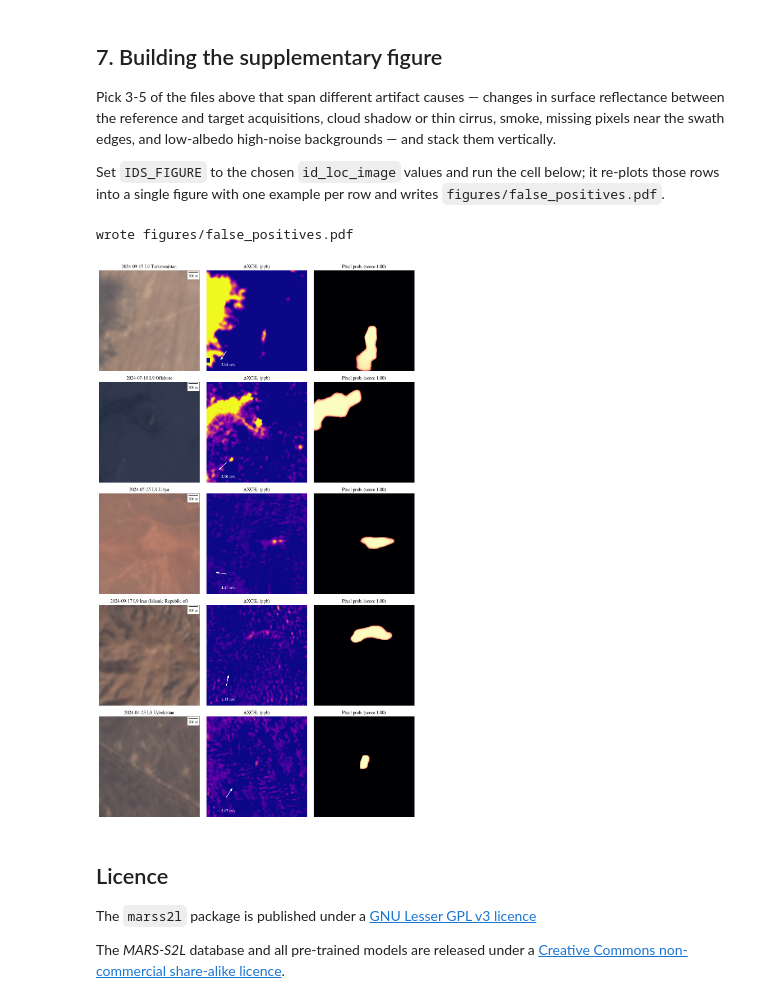
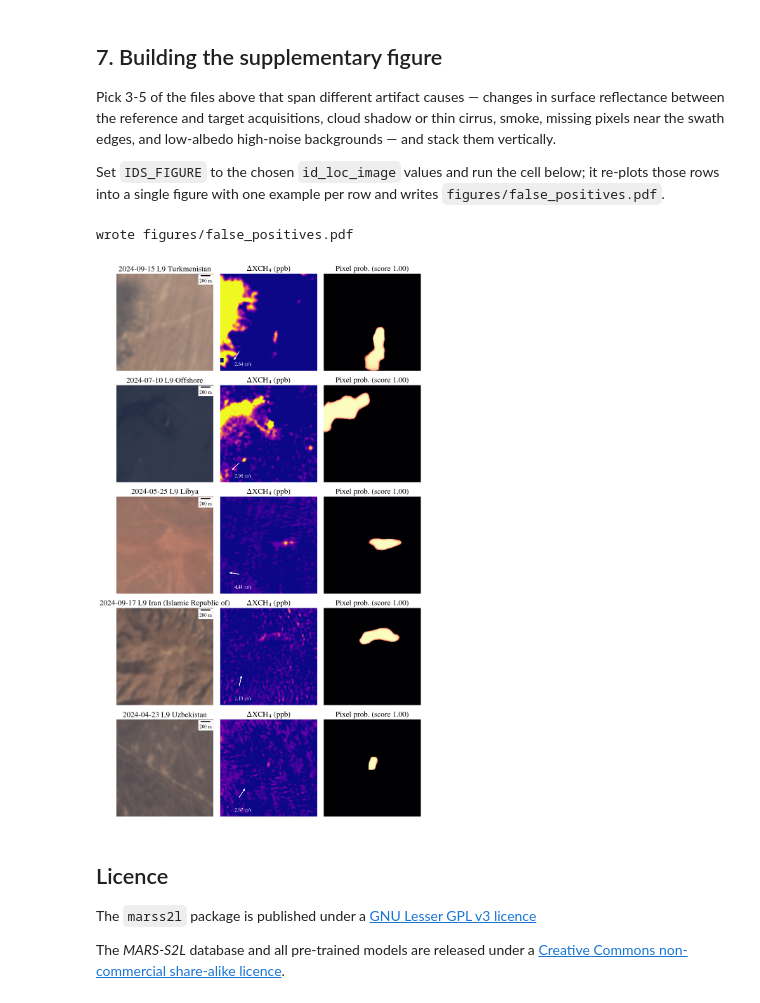
Before and after one commit to UNEP-IMEO-MARS/marss2l, a Jupyter notebook: notebooks/figures/false_positives_examples.ipynb, the cells around one changed output. Cells and saved outputs as stored; diff of their text form; code cells hidden in the pictures.

Commit message:
add title

```diff
--- a/notebooks/figures/false_positives_examples.ipynb
+++ b/notebooks/figures/false_positives_examples.ipynb
@@ -471,38 +471,40 @@ near the swath edges, and low-albedo high-noise backgrounds — and stack them v
 Set `IDS_FIGURE` to the chosen `id_loc_image` values and run the cell below; it re-plots those rows
 into a single figure with one example per row and writes `figures/false_positives.pdf`.
 # %%
+plt.rcParams['axes.titlesize'] = 16
+
 IDS_FIGURE = ["9ee695f5-58a5-4787-b8ad-77f746cddf66", # Turkmenistan shadows
               # "c806c1a4-72d6-44db-937d-cc457bc8a677", # Turkmenistan weak
               "49f78674-eb49-41e0-8733-16fb2bc15be8", # Iran artifact
               "a94667f9-5f26-485d-a380-4e840a2df65c", # Lybia weak
               "68c20f46-9ecc-4cfd-8f05-a30cf1281073", # Uzbekistan weak
               "ca1915da-1a25-4af4-acd9-081df4594b09", # Offshore
               # "8a48ec85-5aaa-4014-a912-194b670e2cf9", # Syria
              ]  # e.g. ["<id_loc_image>", "<id_loc_image>", "<id_loc_image>"]
 
 if IDS_FIGURE:
     ids_str = [str(i) for i in IDS_FIGURE]
     rows = selection[selection.id_loc_image.astype(str).isin(ids_str)]
     missing = set(ids_str) - set(rows.id_loc_image.astype(str))
     assert not missing, f"not in the selection: {missing}"
 
     fig, axs = plt.subplots(
-        len(rows), 3, figsize=(12, 4 * len(rows)), tight_layout=True, squeeze=False
+        len(rows), 3, figsize=(9, 3.2 * len(rows)), tight_layout=True, squeeze=False
     )
     for i, (_, row) in enumerate(rows.iterrows()):
         plot_false_positive(row, axs=axs[i], add_column_titles=True,
                             add_colorbar_next_to=False)
 
     for ax in axs.flatten():
         ax.axis("off")
 
     fig.savefig("figures/false_positives.pdf", bbox_inches="tight")
     print("wrote figures/false_positives.pdf")
 else:
     print("set IDS_FIGURE to the ids chosen from the selection above")
 # %% [output]
 wrote figures/false_positives.pdf
-[figure, old version]
+[figure, new version]
 # %% [markdown]
 ## Licence
 
```
